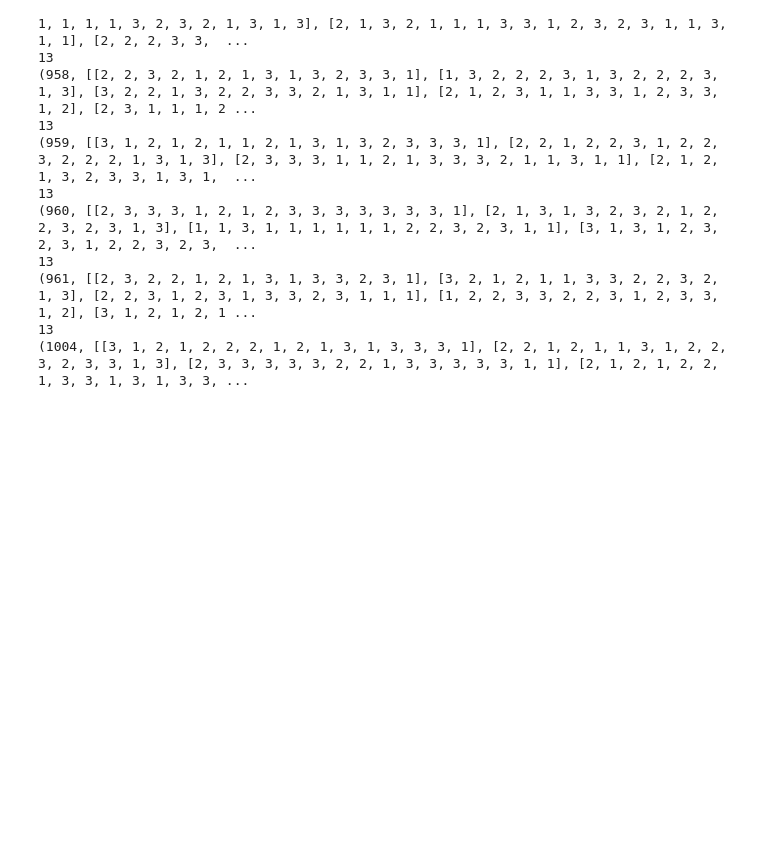
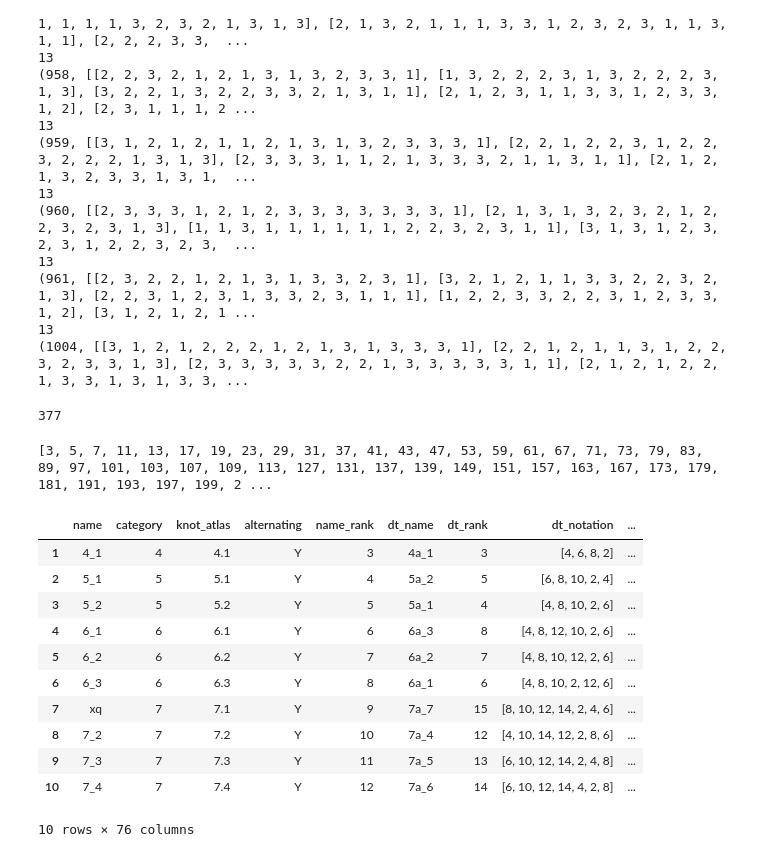
Before and after one commit to delguercio/pyknot, a Jupyter notebook: pandas_experiment.ipynb, the cells around one changed output. Drawn from its saved outputs; the diff is of its cells as text; code cells hidden in the pictures; blank space fills up the shorter version.

Commit message:
getting closer to csv working for all p-colorable knots

```diff
--- a/pandas_experiment.ipynb
+++ b/pandas_experiment.ipynb
@@ -230,4 +231,8 @@ for x in enumerate(colorlists):
 13
 (1004, [[3, 1, 2, 1, 2, 2, 2, 1, 2, 1, 3, 1, 3, 3, 3, 1], [2, 2, 1, 2, 1, 1, 3, 1, 2, 2, 3, 2, 3, 3, 1, 3], [2, 3, 3, 3, 3, 3, 2, 2, 1, 3, 3, 3, 3, 3, 1, 1], [2, 1, 2, 1, 2, 2, 1, 3, 3, 1, 3, 1, 3, 3, ...
 # %%
-df = pd.read_csv("./data/knotinfo_data_complete.csv")[1:]#. index_col = "name")
+df = pd.read_csv("./data/knotinfo_data_complete.csv",index_col=False)#. index_col = "name")
+# %%
+max(df["determinant"])
+# %% [output]
+377
@@ -234 +255,20 @@ df = pd.read_csv("./data/knotinfo_data_complete.csv")[1:]#. index_col = "name")
+# %%
+print(primes_used)
+# %% [output]
+[3, 5, 7, 11, 13, 17, 19, 23, 29, 31, 37, 41, 43, 47, 53, 59, 61, 67, 71, 73, 79, 83, 89, 97, 101, 103, 107, 109, 113, 127, 131, 137, 139, 149, 151, 157, 163, 167, 173, 179, 181, 191, 193, 197, 199, 2 ...
+# %%
+df.head(10)
+# %% [output]
+|  | name | category | knot_atlas | alternating | name_rank | dt_name | dt_rank | dt_notation | ... |
+| 1 | 4_1 | 4 | 4.1 | Y | 3 | 4a_1 | 3 | [4, 6, 8, 2] | ... |
+| 2 | 5_1 | 5 | 5.1 | Y | 4 | 5a_2 | 5 | [6, 8, 10, 2, 4] | ... |
+| 3 | 5_2 | 5 | 5.2 | Y | 5 | 5a_1 | 4 | [4, 8, 10, 2, 6] | ... |
+| 4 | 6_1 | 6 | 6.1 | Y | 6 | 6a_3 | 8 | [4, 8, 12, 10, 2, 6] | ... |
+| 5 | 6_2 | 6 | 6.2 | Y | 7 | 6a_2 | 7 | [4, 8, 10, 12, 2, 6] | ... |
+| 6 | 6_3 | 6 | 6.3 | Y | 8 | 6a_1 | 6 | [4, 8, 10, 2, 12, 6] | ... |
+| 7 | xq | 7 | 7.1 | Y | 9 | 7a_7 | 15 | [8, 10, 12, 14, 2, 4, 6] | ... |
+| 8 | 7_2 | 7 | 7.2 | Y | 10 | 7a_4 | 12 | [4, 10, 14, 12, 2, 8, 6] | ... |
+| 9 | 7_3 | 7 | 7.3 | Y | 11 | 7a_5 | 13 | [6, 10, 12, 14, 2, 4, 8] | ... |
+| 10 | 7_4 | 7 | 7.4 | Y | 12 | 7a_6 | 14 | [6, 10, 12, 14, 4, 2, 8] | ... |
+10 rows × 76 columns
 # %%
```
Also changed, not shown: parts of 13 cells of this notebook, 8 other files.
